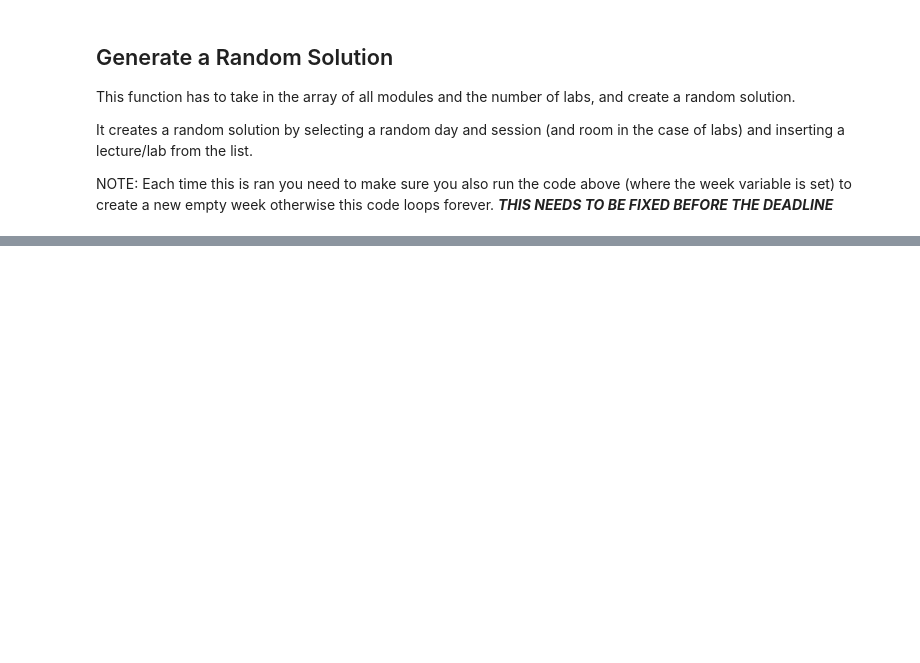
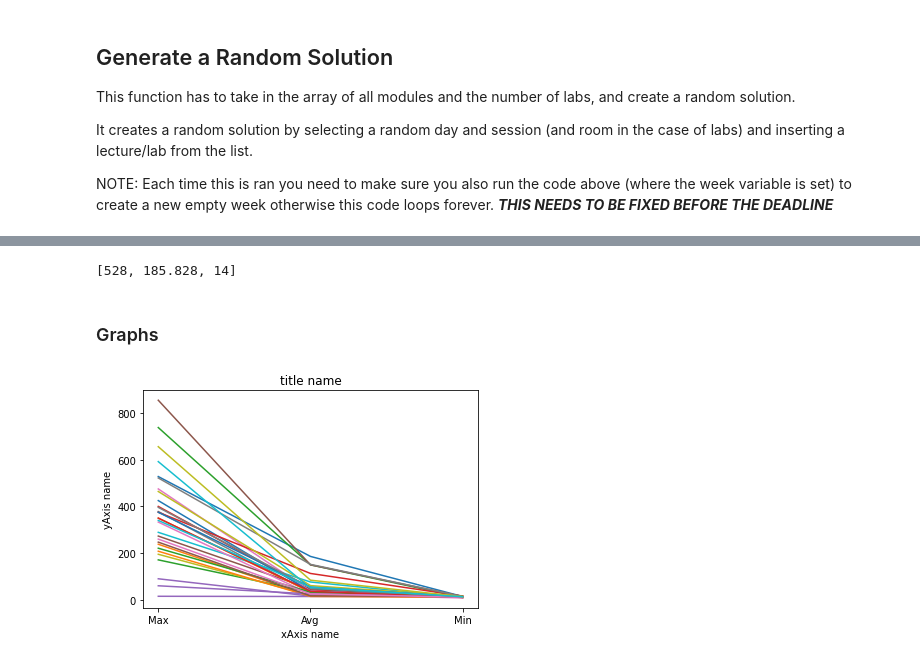
Before and after one commit to Dodecahedrane/COMP-2002-Assignment, a Jupyter notebook: Assignment Notebook.ipynb, the cells around one changed output, grey strips where cells are left out. Drawn from its saved outputs; the diff is of its cells as text; code cells hidden in the pictures; blank space fills up the shorter version.

```diff
--- a/Assignment Notebook.ipynb
+++ b/Assignment Notebook.ipynb
@@ -834,0 +800,35 @@ resultsSr
+# %%
+bestFitnessSr = []
+bestFitnessRr = []
+
+bestWeekSr = []
+bestWeekRr = []
+
+resultsSr = []
+
+
+resultsRr = []
+
+for i in range (30):
+    bestFitnessSrOutput, bestWeekSrOutput = hillclimber("sr", 500)
+    bestFitnessSr.append(bestFitnessSrOutput)
+    bestWeekSr.append(bestWeekSrOutput)
+
+    bestFitnessRrOutput, bestWeekRrOutput = hillclimber("rr", 500)
+    bestFitnessRr.append(bestFitnessRrOutput)
+    bestWeekRr.append(bestWeekRrOutput)
+
+    maxSr.append(max(bestFitnessSr[i]))
+    minSr.append(min(bestFitnessSr[i]))
+    avgSr.append(sum(bestFitnessSr[i])/len(bestFitnessSr[i]))
+
+    arr = [max(bestFitnessSr[i]), sum(bestFitnessSr[i])/len(bestFitnessSr[i]), min(bestFitnessSr[i])]
+    resultsSr.append(arr)
+
+
+    maxRr.append(max(bestFitnessRr[i]))
+    avgRr.append(sum(bestFitnessRr[i])/len(bestFitnessRr[i]))
+    minRr.append(min(bestFitnessRr[i]))
+
+    arr = [max(bestFitnessRr[i]),  sum(bestFitnessRr[i])/len(bestFitnessRr[i]), min(bestFitnessRr[i])]
+    resultsRr.append(arr)
@@ -834,0 +873,18 @@ resultsSr
+# %%
+resultsSr[0]
+# %% [output]
+[528, 185.828, 14]
+# %% [markdown]
+### Graphs
+# %%
+import matplotlib.pyplot as plt
+
+for r in resultsSr:
+    plt.plot(["Max","Avg","Min"], r)
+
+plt.title('title name')
+plt.xlabel('xAxis name')
+plt.ylabel('yAxis name')
+plt.show()
+# %% [output]
+[figure, added]
```
Also changed, not shown: parts of 34 cells of this notebook.
